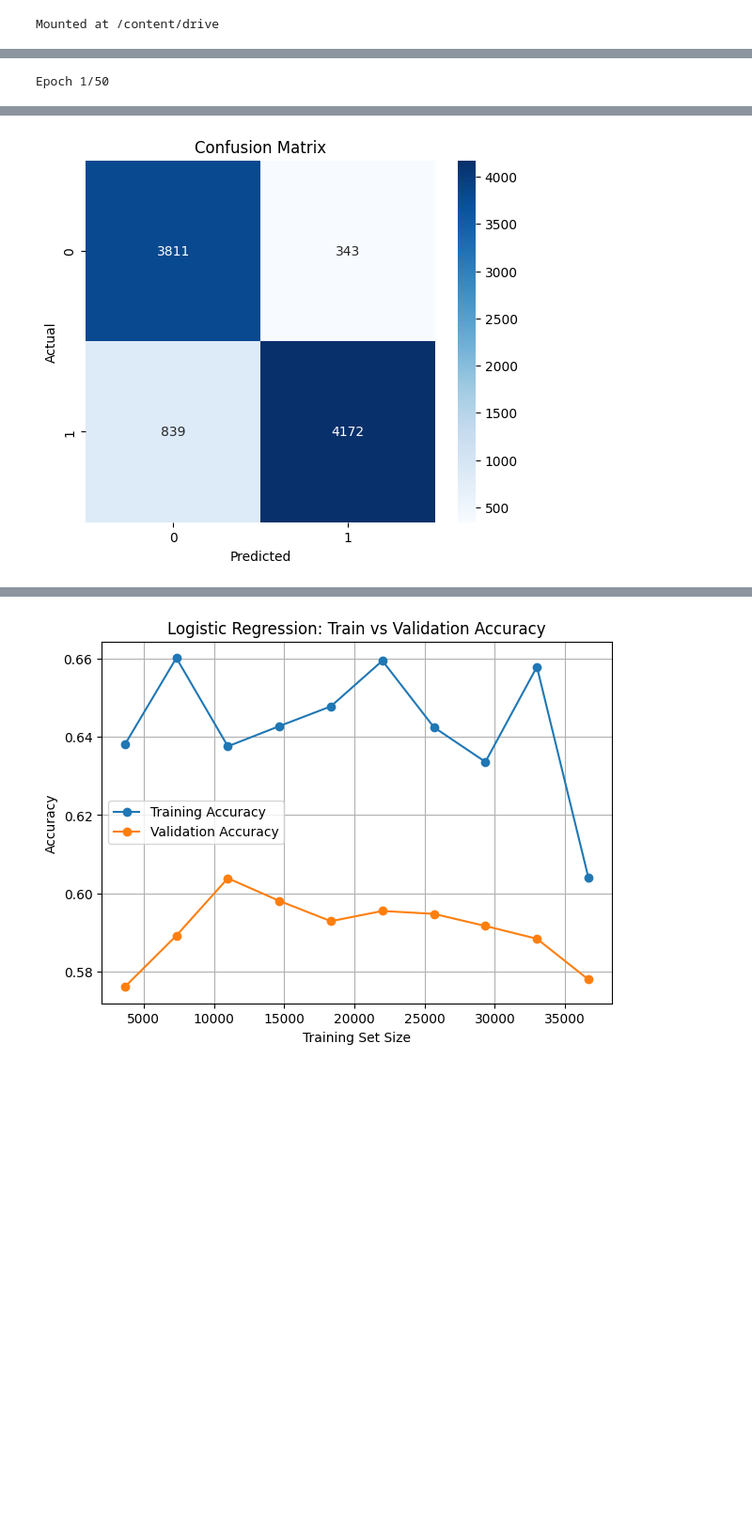
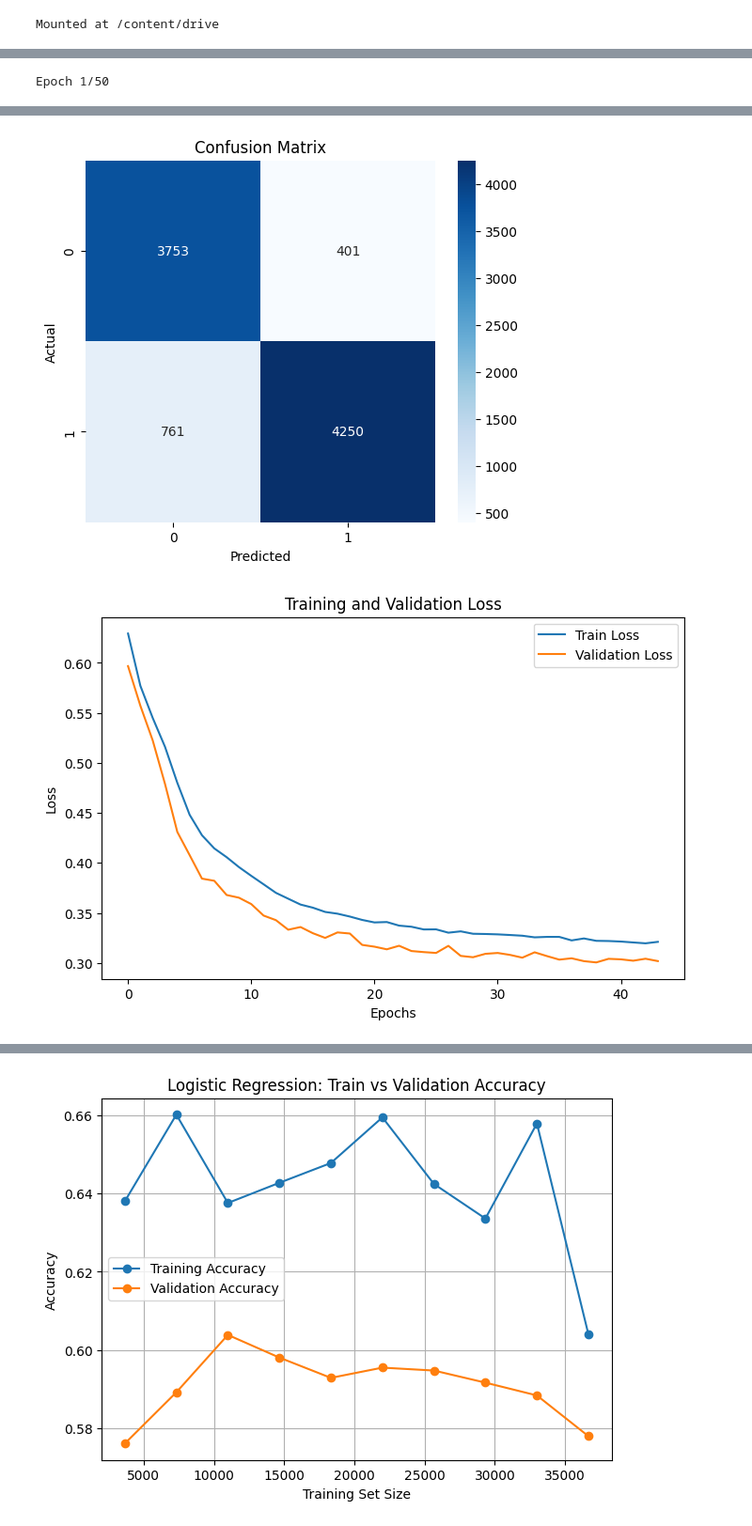
Before and after one commit to surya211099/DetectingPhishingEmail, a Jupyter notebook: MLP+LR.ipynb, the cells around one changed output, grey strips where cells are left out. Shown at 94% size. Cells and saved outputs as stored; diff of their text form; code cells hidden in the pictures; blank space fills up the shorter version.

```diff
--- a/MLP+LR.ipynb
+++ b/MLP+LR.ipynb
@@ -204,41 +196,70 @@ mlp.compile(optimizer=Adam(0.001), loss='binary_crossentropy', metrics=['accurac
 # Early stopping to prevent overfitting
 early_stop = EarlyStopping(monitor='val_loss', patience=5, restore_best_weights=True)
 
-# 6. Train MLP
-mlp.fit(X_train, y_train,
-        epochs=50,
-        batch_size=64,
-        validation_split=0.1,
-        shuffle=True,
-        callbacks=[early_stop],
-        verbose=1)
+# 6. Train MLP and store history
+history = mlp.fit(
+    X_train, y_train,
+    epochs=50,
+    batch_size=64,
+    validation_split=0.1,
+    shuffle=True,
+    callbacks=[early_stop],
+    verbose=1
+)
 
-# 7. Predictions
+# 7. Evaluate on training and test set
+train_loss, train_acc = mlp.evaluate(X_train, y_train, verbose=0)
+test_loss, test_acc = mlp.evaluate(X_test, y_test, verbose=0)
+
+print(f"Train Accuracy: {train_acc:.4f}")
+print(f"Test Accuracy: {test_acc:.4f}")
+print(f"Train Loss: {train_loss:.4f}")
+print(f"Validation Loss: {history.history['val_loss'][-1]:.4f}")
+
+# 8. Predictions on test set
 y_pred_prob = mlp.predict(X_test).flatten()
 y_pred = (y_pred_prob > 0.5).astype(int)
 
-# 8. Evaluation metrics
-acc = accuracy_score(y_test, y_pred)
-ll = log_loss(y_test, y_pred_prob)
+# 9. Precision, Recall, F1
 prec = precision_score(y_test, y_pred)
 rec = recall_score(y_test, y_pred)
 f1 = f1_score(y_test, y_pred)
+
+print(f"Precision: {prec:.4f}")
+print(f"Recall: {rec:.4f}")
+print(f"F1 Score: {f1:.4f}")
+
+# Classification report & confusion matrix
+print("\nClassification Report:\n", classification_report(y_test, y_pred))
 cm = confusion_matrix(y_test, y_pred)
-
-print("Accuracy:", acc)
-print("Log Loss:", ll)
-print("Precision:", prec)
-print("Recall:", rec)
-print("F1 Score:", f1)
-print("\nClassification Report:\n", classification_report(y_test, y_pred))
 print("\nConfusion Matrix:\n", cm)
 
-# 9. Plot confusion matrix
+# 10. Plot confusion matrix
 plt.figure(figsize=(6,5))
 sns.heatmap(cm, annot=True, fmt='d', cmap='Blues')
 plt.xlabel('Predicted')
 plt.ylabel('Actual')
 plt.title('Confusion Matrix')
 plt.show()
+
+# 11. Plot training & validation loss
+plt.figure(figsize=(8,5))
+plt.plot(history.history['loss'], label='Train Loss')
+plt.plot(history.history['val_loss'], label='Validation Loss')
+plt.xlabel('Epochs')
+plt.ylabel('Loss')
+plt.title('Training and Validation Loss')
+plt.legend()
+plt.show()
+
+# 12. Plot training & validation accuracy
+plt.figure(figsize=(8,5))
+plt.plot(history.history['accuracy'], label='Train Accuracy')
+plt.plot(history.history['val_accuracy'], label='Validation Accuracy')
+plt.xlabel('Epochs')
+plt.ylabel('Accuracy')
+plt.title('Training and Validation Accuracy')
+plt.legend()
+plt.show()
 # %% [output]
 Epoch 1/50
@@ -262 +283,2 @@ Confusion Matrix:
-[figure, old version]
+[figure, new version]
+[figure, added]
```
Also changed, not shown: parts of 5 cells of this notebook.
